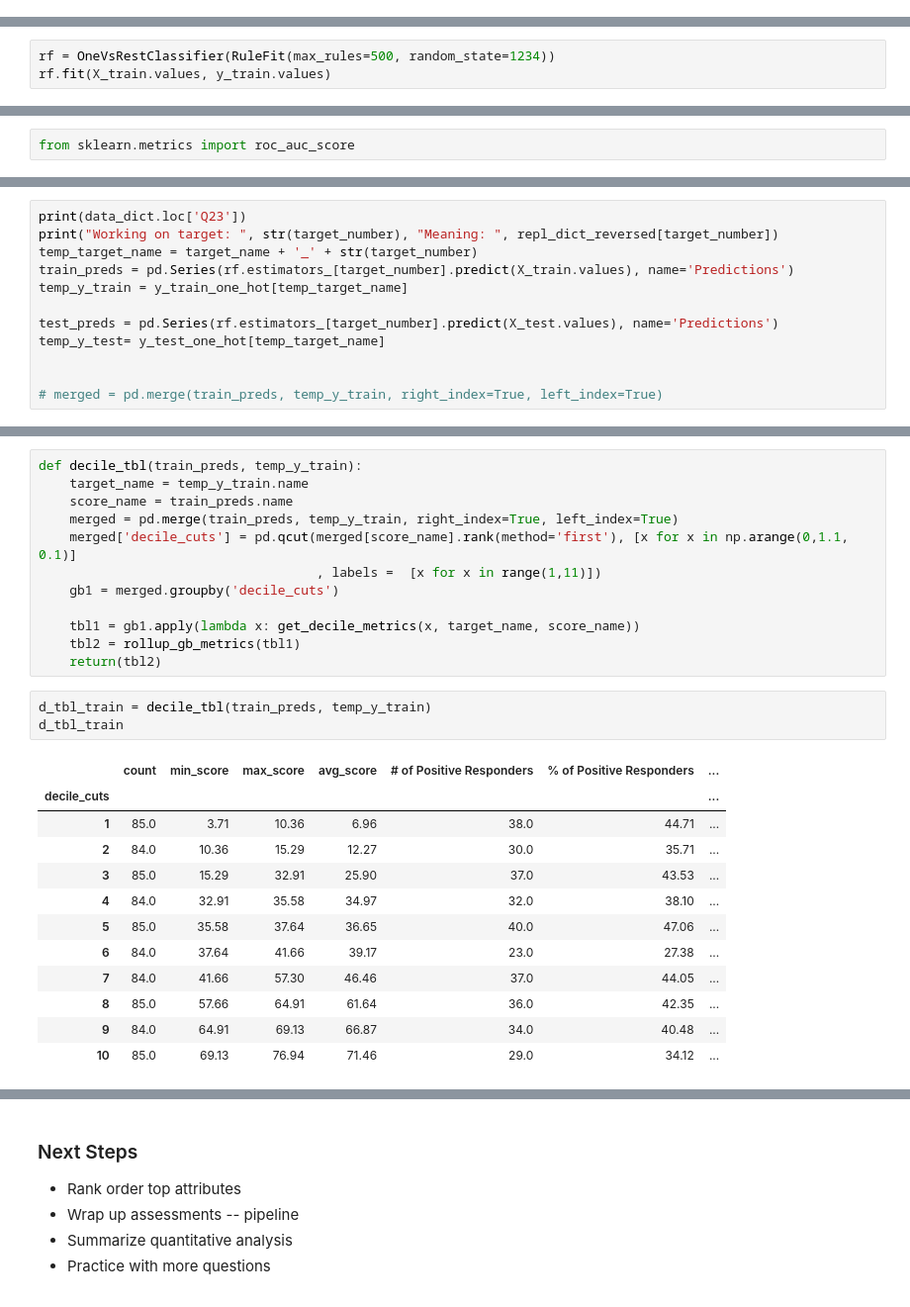
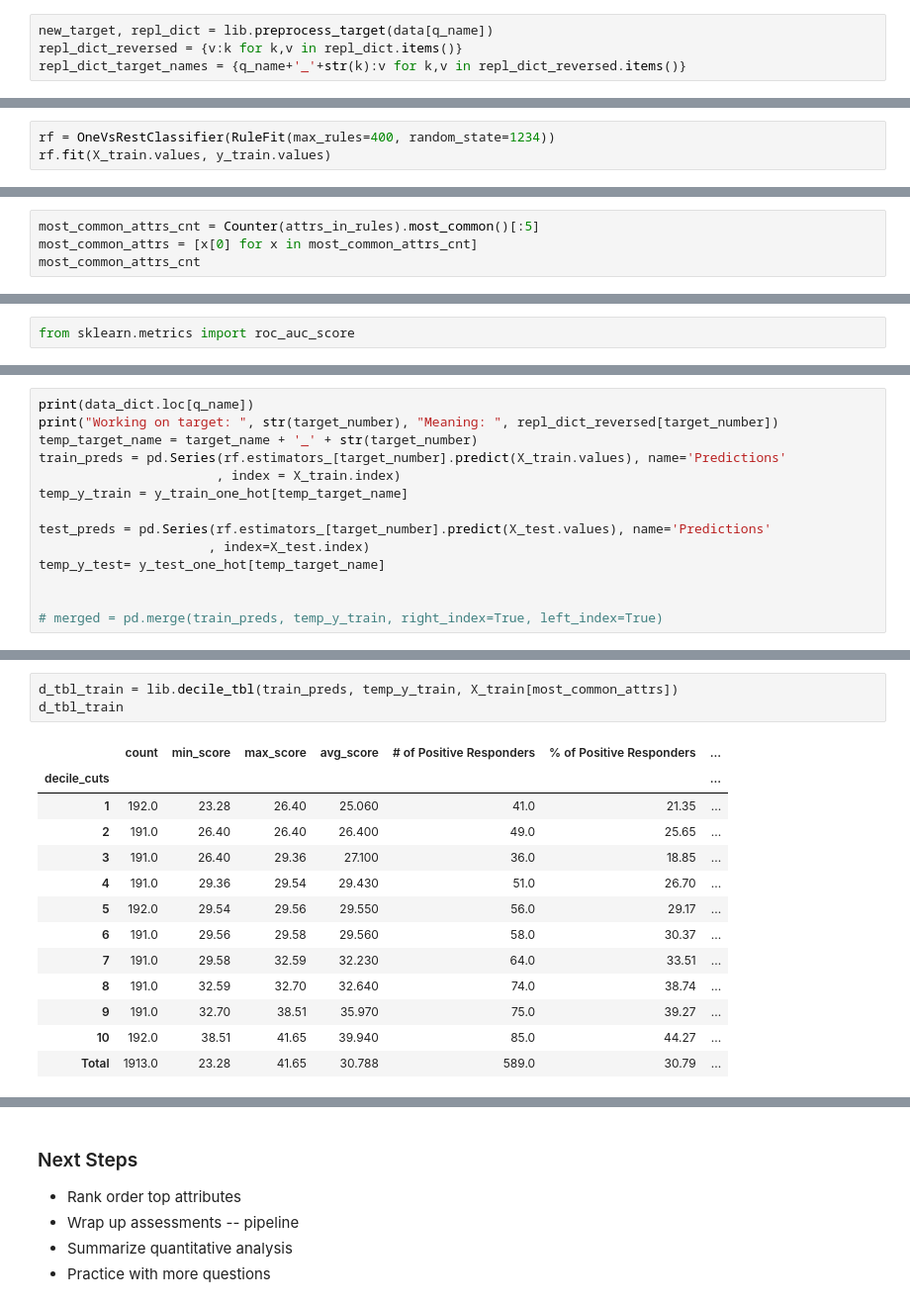
Before and after one commit to malctaylor15/HCMST, a Jupyter notebook: notebooks/EDA v3.ipynb, the cells around one changed output, grey strips where cells are left out. Shown at 99% size. Cells and saved outputs as stored; diff of their text form.

Commit message:
fix bug in decile table, rank order attributes

```diff
--- a/notebooks/EDA v3.ipynb
+++ b/notebooks/EDA v3.ipynb
@@ -242,0 +193,4 @@ baseline_one_hot = pd.DataFrame(baseline_one_hot, columns = encoder_cols
+# %%
+new_target, repl_dict = lib.preprocess_target(data[q_name])
+repl_dict_reversed = {v:k for k,v in repl_dict.items()}
+repl_dict_target_names = {q_name+'_'+str(k):v for k,v in repl_dict_reversed.items()}
@@ -275,6 +254,6 @@ Index(['ppgender_Female', 'ppgender_Male', 'ppethm_2+ Races, Non-Hispanic',
 dict_feature_name = OrderedDict({'feature_'+str(num): name for name, num
                      in zip(X_train.columns, range(0,len(X_train.columns)))})
 # %%
-rf = OneVsRestClassifier(RuleFit(max_rules=500, random_state=1234))
+rf = OneVsRestClassifier(RuleFit(max_rules=400, random_state=1234))
 rf.fit(X_train.values, y_train.values)
 # %% [output]
@@ -389,0 +352,4 @@ Counter(attrs_in_rules).most_common()[:10]
+# %%
+most_common_attrs_cnt = Counter(attrs_in_rules).most_common()[:5]
+most_common_attrs = [x[0] for x in most_common_attrs_cnt]
+most_common_attrs_cnt
@@ -438,11 +404,13 @@ repl_dict_reversed = {v:k for k,v in repl_dict.items()}
 # %%
-print(data_dict.loc['Q23'])
+print(data_dict.loc[q_name])
 print("Working on target: ", str(target_number), "Meaning: ", repl_dict_reversed[target_number])
 temp_target_name = target_name + '_' + str(target_number)
-train_preds = pd.Series(rf.estimators_[target_number].predict(X_train.values), name='Predictions')
+train_preds = pd.Series(rf.estimators_[target_number].predict(X_train.values), name='Predictions'
+                       , index = X_train.index)
 temp_y_train = y_train_one_hot[temp_target_name]
 
-test_preds = pd.Series(rf.estimators_[target_number].predict(X_test.values), name='Predictions')
+test_preds = pd.Series(rf.estimators_[target_number].predict(X_test.values), name='Predictions'
+                      , index=X_test.index)
 temp_y_test= y_test_one_hot[temp_target_name]
 
 
@@ -475,29 +422,18 @@ def rollup_gb_metrics(df):
-# %%
-def decile_tbl(train_preds, temp_y_train):
-    target_name = temp_y_train.name
-    score_name = train_preds.name
-    merged = pd.merge(train_preds, temp_y_train, right_index=True, left_index=True)
-    merged['decile_cuts'] = pd.qcut(merged[score_name].rank(method='first'), [x for x in np.arange(0,1.1, 0.1)]
-                                    , labels =  [x for x in range(1,11)])
-    gb1 = merged.groupby('decile_cuts')
-
-    tbl1 = gb1.apply(lambda x: get_decile_metrics(x, target_name, score_name))
-    tbl2 = rollup_gb_metrics(tbl1)
-    return(tbl2)
 # %%
-d_tbl_train = decile_tbl(train_preds, temp_y_train)
+d_tbl_train = lib.decile_tbl(train_preds, temp_y_train, X_train[most_common_attrs])
 d_tbl_train
 # %% [output]
 |  | count | min_score | max_score | avg_score | # of Positive Responders | % of Positive Responders | ... |
 | decile_cuts |  |  |  |  |  |  | ... |
-| 1 | 85.0 | 3.71 | 10.36 | 6.96 | 38.0 | 44.71 | ... |
-| 2 | 84.0 | 10.36 | 15.29 | 12.27 | 30.0 | 35.71 | ... |
-| 3 | 85.0 | 15.29 | 32.91 | 25.90 | 37.0 | 43.53 | ... |
-| 4 | 84.0 | 32.91 | 35.58 | 34.97 | 32.0 | 38.10 | ... |
-| 5 | 85.0 | 35.58 | 37.64 | 36.65 | 40.0 | 47.06 | ... |
-| 6 | 84.0 | 37.64 | 41.66 | 39.17 | 23.0 | 27.38 | ... |
-| 7 | 84.0 | 41.66 | 57.30 | 46.46 | 37.0 | 44.05 | ... |
-| 8 | 85.0 | 57.66 | 64.91 | 61.64 | 36.0 | 42.35 | ... |
-| 9 | 84.0 | 64.91 | 69.13 | 66.87 | 34.0 | 40.48 | ... |
-| 10 | 85.0 | 69.13 | 76.94 | 71.46 | 29.0 | 34.12 | ... |
+| 1 | 192.0 | 23.28 | 26.40 | 25.060 | 41.0 | 21.35 | ... |
+| 2 | 191.0 | 26.40 | 26.40 | 26.400 | 49.0 | 25.65 | ... |
+| 3 | 191.0 | 26.40 | 29.36 | 27.100 | 36.0 | 18.85 | ... |
+| 4 | 191.0 | 29.36 | 29.54 | 29.430 | 51.0 | 26.70 | ... |
+| 5 | 192.0 | 29.54 | 29.56 | 29.550 | 56.0 | 29.17 | ... |
+| 6 | 191.0 | 29.56 | 29.58 | 29.560 | 58.0 | 30.37 | ... |
+| 7 | 191.0 | 29.58 | 32.59 | 32.230 | 64.0 | 33.51 | ... |
+| 8 | 191.0 | 32.59 | 32.70 | 32.640 | 74.0 | 38.74 | ... |
+| 9 | 191.0 | 32.70 | 38.51 | 35.970 | 75.0 | 39.27 | ... |
+| 10 | 192.0 | 38.51 | 41.65 | 39.940 | 85.0 | 44.27 | ... |
+| Total | 1913.0 | 23.28 | 41.65 | 30.788 | 589.0 | 30.79 | ... |
 # %%
```
Also changed, not shown: parts of 43 cells of this notebook, 2 other files.
